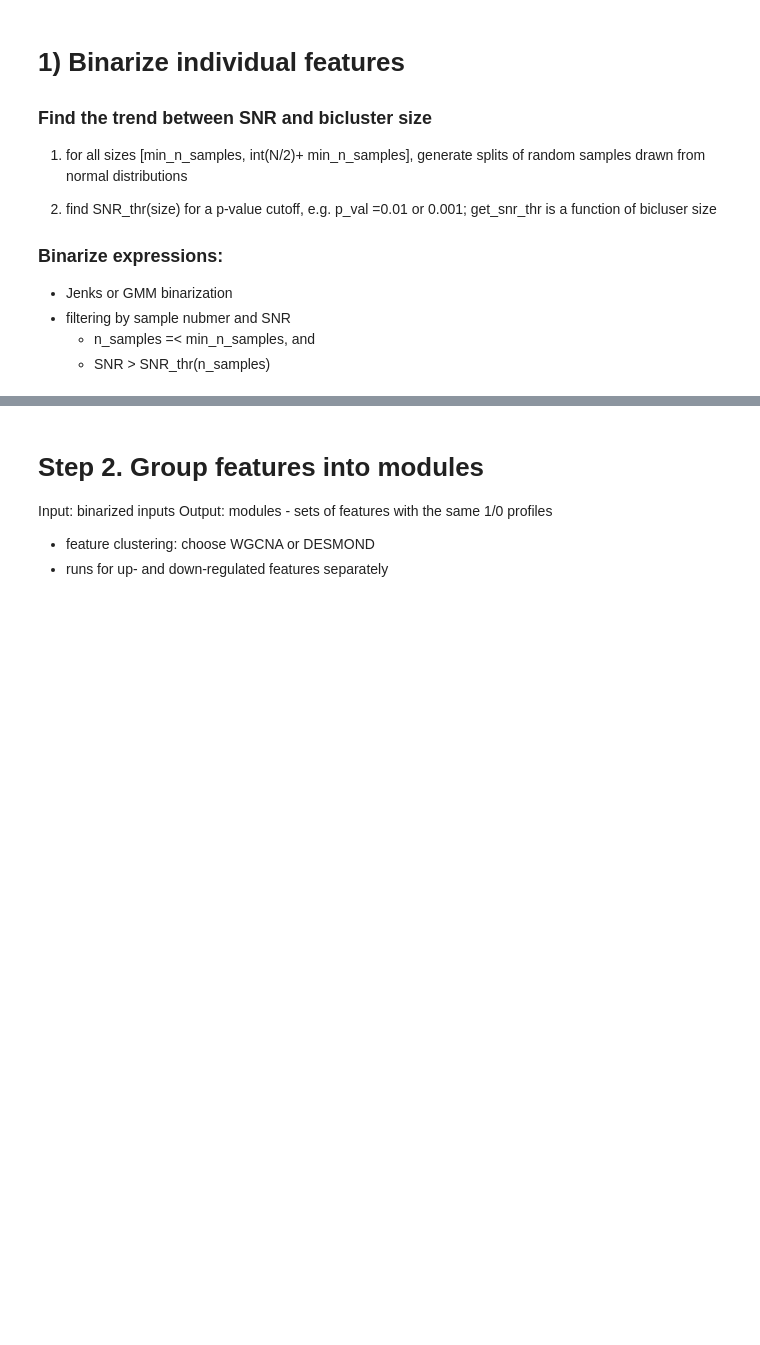
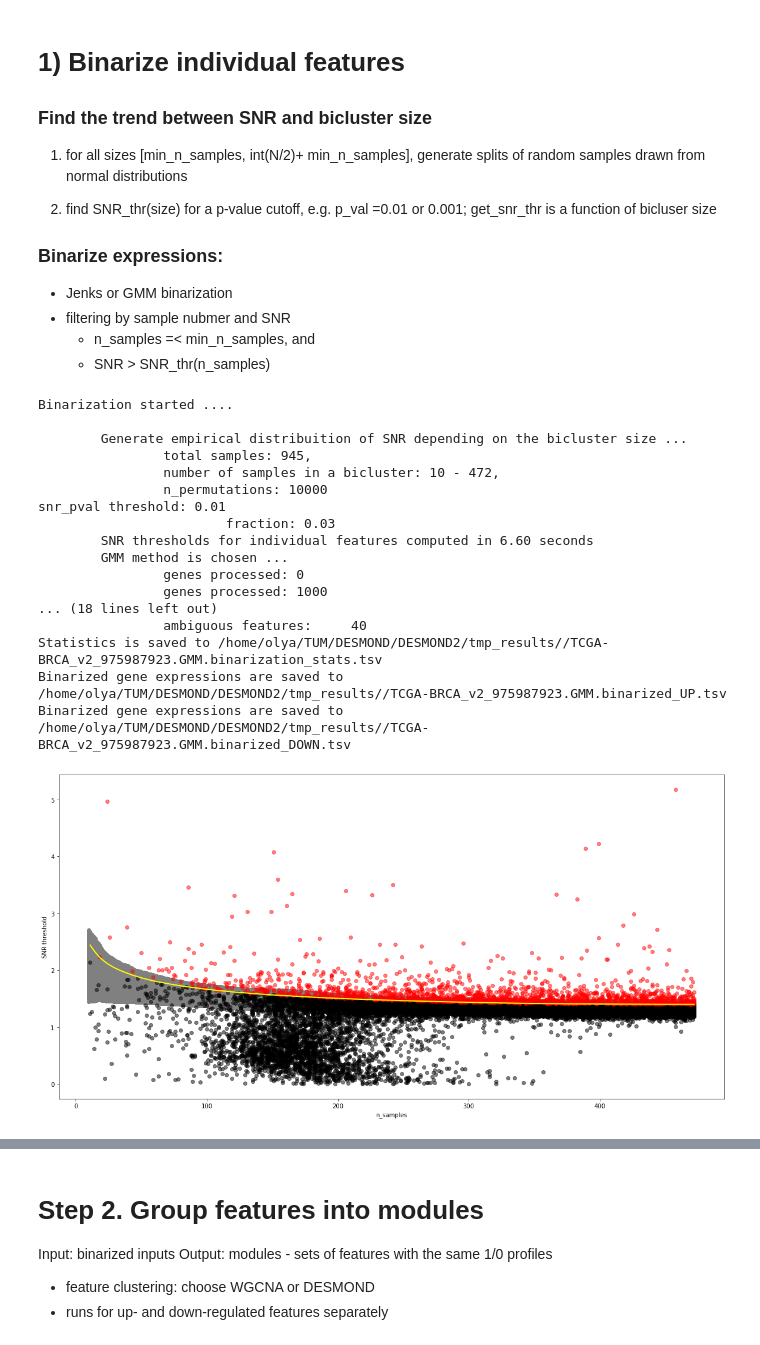
Before and after one commit to ozolotareva/unpast_paper, a Jupyter notebook: DESMOND2_step_by_step.ipynb, the cells around one changed output, grey strips where cells are left out. Cells and saved outputs as stored; diff of their text form; code cells hidden in the pictures; blank space fills up the shorter version.

```diff
--- a/DESMOND2_step_by_step.ipynb
+++ b/DESMOND2_step_by_step.ipynb
@@ -148,6 +146,31 @@ show_fits = [ "FOXA1","ESR1","GATA3","ERBB2",'APOBEC3A',"PIK3R2","ENSG0000023502
 #+["AIFM1","BRINP3","CATSPERB","CLCA2","CXCL17","CYP4Z2P","DNASE1","DUSP10"]
 # %%
 show_genes = list(pd.read_csv("/home/olya/UHH/OV cancer/report_3/44genes.txt",header=None)[0].values)
+# %%
+binarized_expressions2,stats2,empirical_snr2 = binarize(out_dir+"/"+basename, exprs=exprs,
+                                 method=bin_method, save = save, load=load,
+                                 min_n_samples = min_n_samples,pval=pval,
+                                 plot_all = plot_all,show_fits = [],
+                                 verbose= verbose,seed=87654321)
+# %% [output]
+Binarization started ....
+
+        Generate empirical distribuition of SNR depending on the bicluster size ...
+                total samples: 945,
+                number of samples in a bicluster: 10 - 472,
+                n_permutations: 10000
+snr_pval threshold: 0.01
+                        fraction: 0.03
+        SNR thresholds for individual features computed in 6.60 seconds
+        GMM method is chosen ...
+                genes processed: 0
+                genes processed: 1000
+... (18 lines left out)
+                ambiguous features:     40
+Statistics is saved to /home/olya/TUM/DESMOND/DESMOND2/tmp_results//TCGA-BRCA_v2_975987923.GMM.binarization_stats.tsv
+Binarized gene expressions are saved to /home/olya/TUM/DESMOND/DESMOND2/tmp_results//TCGA-BRCA_v2_975987923.GMM.binarized_UP.tsv
+Binarized gene expressions are saved to /home/olya/TUM/DESMOND/DESMOND2/tmp_results//TCGA-BRCA_v2_975987923.GMM.binarized_DOWN.tsv
+[figure, added]
 # %%
 binarized_expressions,stats,empirical_snr = binarize(out_dir+"/"+basename, exprs=exprs,
                                  method=bin_method, save = save, load=load,
```
Also changed, not shown: parts of 35 cells of this notebook, 2 other files.
